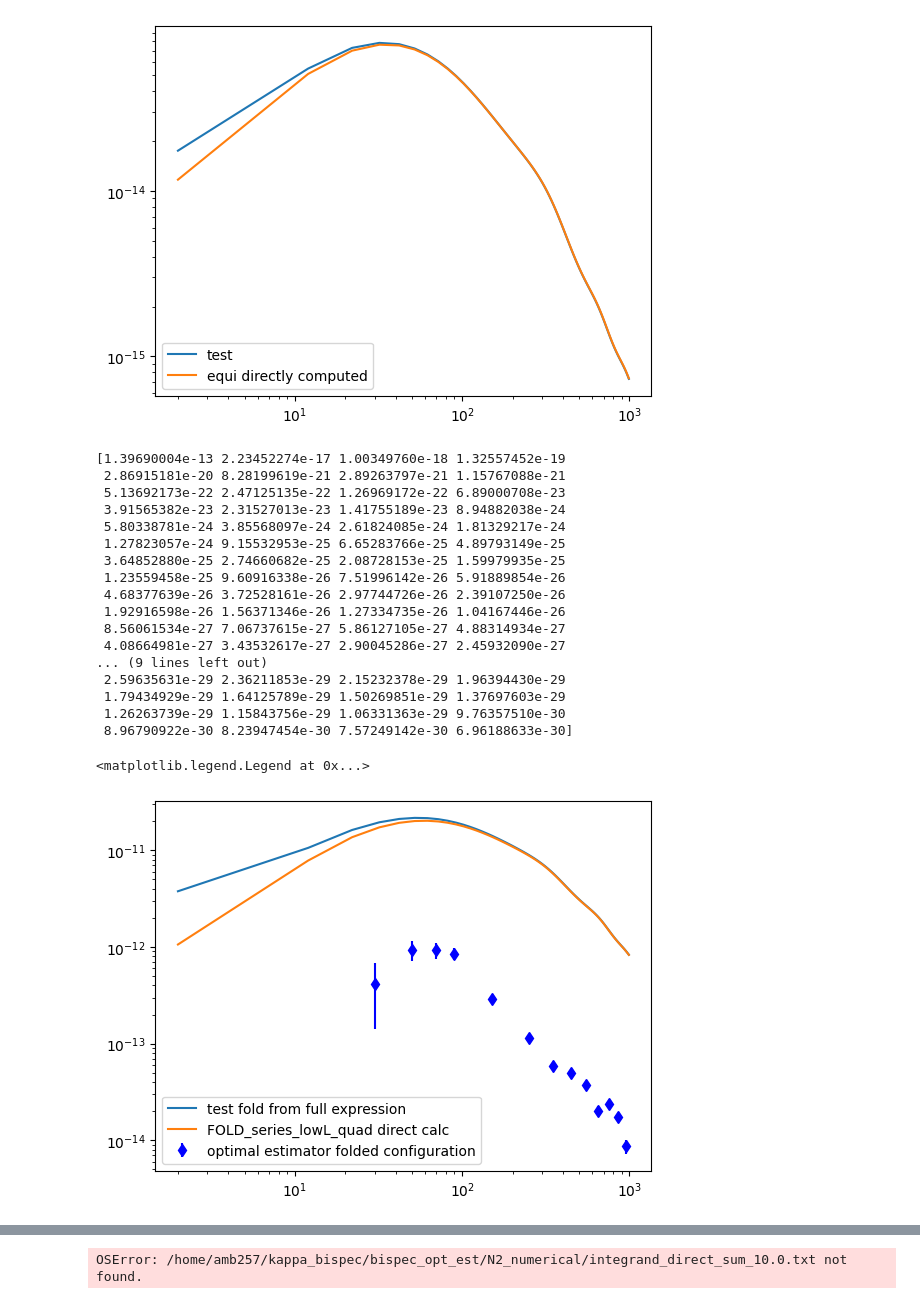
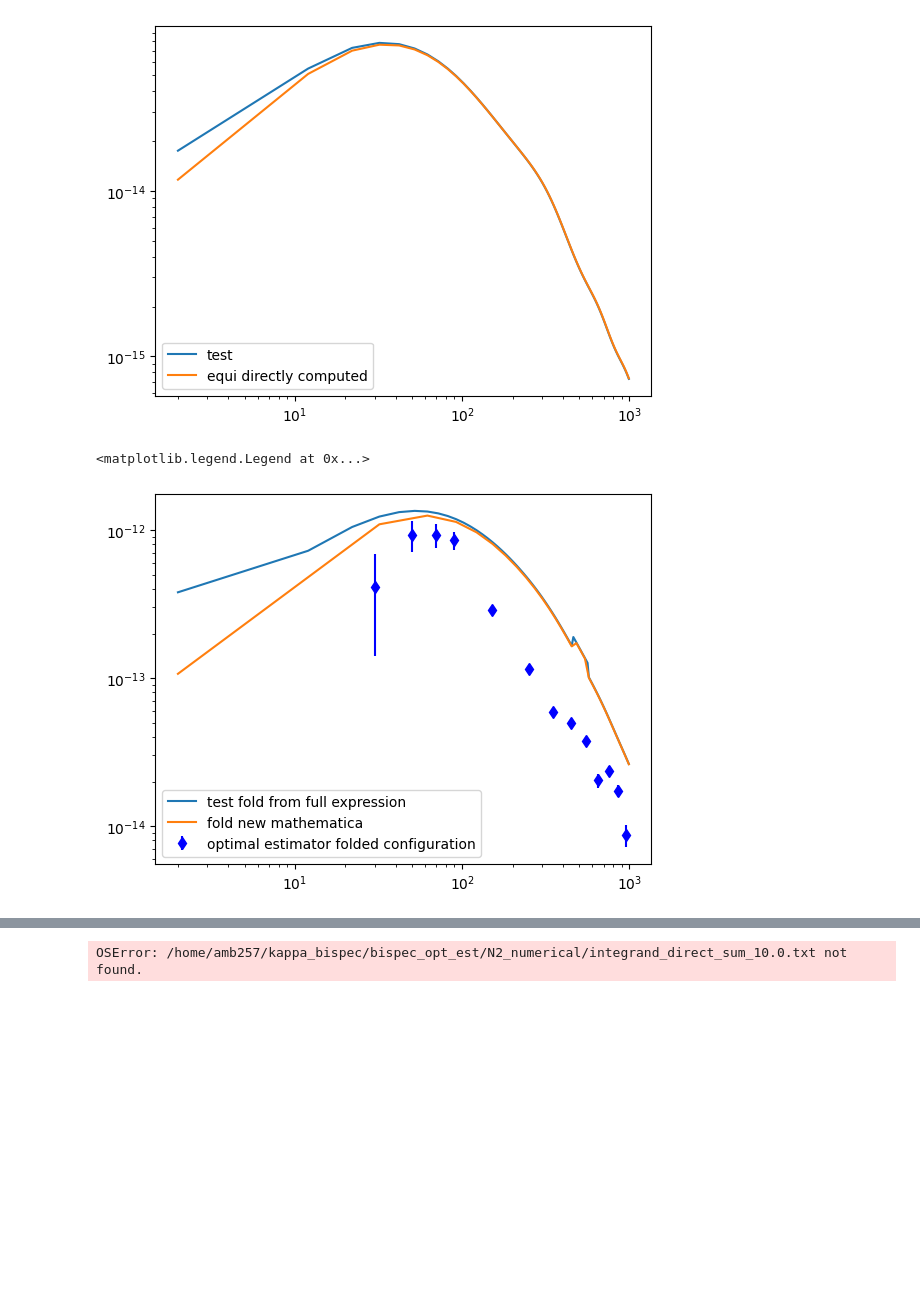
Before and after one commit to aleksandrbowkis/bispec_opt_est, a Jupyter notebook: N2_numerical/N2_tests.ipynb, the cells around one changed output, grey strips where cells are left out. Saved outputs shown, nothing was run; the diff lists cells and outputs as text; code cells hidden in the pictures; blank space fills up the shorter version.

```diff
--- a/N2_numerical/N2_tests.ipynb
+++ b/N2_numerical/N2_tests.ipynb
@@ -188,33 +192,14 @@ plt.legend()
 <matplotlib.legend.Legend at 0x...>
 [figure]
 # %%
-# test full expression for folded
-
+# test full expression for folded configuration note the full_N2_series_integral.py script computes this for KAPPA
 L_test_fold, N2_fold_full_test = np.loadtxt('/home/amb257/kappa_bispec/bispec_opt_est/N2_numerical/Binning_effects/full_int_fold_test.txt')
-print(N2_fold_full_test)
-plt.loglog(L_test_fold, 1/8*(L_test_fold*(L_test_fold+1))**3 * N2_fold_full_test, label = 'test fold from full expression')
+Lfac_bin_fold = 1/8 * (L_test_fold*(L_test_fold+1)) * (L_test_fold/2*(L_test_fold/2+1))**2
+plt.loglog(L_test_fold, N2_fold_full_test, label = 'test fold from full expression')
 plt.errorbar(L_opt_fold, -1*opt_est_fold, yerr = err_fold, fmt='bd', label = 'optimal estimator folded configuration')
-plt.loglog(LensingL_fold, -1/8*(LensingL_fold*(LensingL_fold+1))**3*N2_fold, label='FOLD_series_lowL_quad direct calc')
-
+plt.loglog(L_newmathematica, 1/8*Lfac_mathematica * fold_N2_newmathematica, label='fold new mathematica')
 plt.legend()
 # %% [output]
-[1.39690004e-13 2.23452274e-17 1.00349760e-18 1.32557452e-19
- 2.86915181e-20 8.28199619e-21 2.89263797e-21 1.15767088e-21
- 5.13692173e-22 2.47125135e-22 1.26969172e-22 6.89000708e-23
- 3.91565382e-23 2.31527013e-23 1.41755189e-23 8.94882038e-24
- 5.80338781e-24 3.85568097e-24 2.61824085e-24 1.81329217e-24
- 1.27823057e-24 9.15532953e-25 6.65283766e-25 4.89793149e-25
- 3.64852880e-25 2.74660682e-25 2.08728153e-25 1.59979935e-25
- 1.23559458e-25 9.60916338e-26 7.51996142e-26 5.91889854e-26
- 4.68377639e-26 3.72528161e-26 2.97744726e-26 2.39107250e-26
- 1.92916598e-26 1.56371346e-26 1.27334735e-26 1.04167446e-26
- 8.56061534e-27 7.06737615e-27 5.86127105e-27 4.88314934e-27
- 4.08664981e-27 3.43532617e-27 2.90045286e-27 2.45932090e-27
-... (9 lines left out)
- 2.59635631e-29 2.36211853e-29 2.15232378e-29 1.96394430e-29
- 1.79434929e-29 1.64125789e-29 1.50269851e-29 1.37697603e-29
- 1.26263739e-29 1.15843756e-29 1.06331363e-29 9.76357510e-30
- 8.96790922e-30 8.23947454e-30 7.57249142e-30 6.96188633e-30]
+<matplotlib.legend.Legend at 0x...>
-<matplotlib.legend.Legend at 0x...>
-[figure, old version]
+[figure, new version]
 # %%
```
Also changed, not shown: parts of 2 cells of this notebook, 38 other files.
